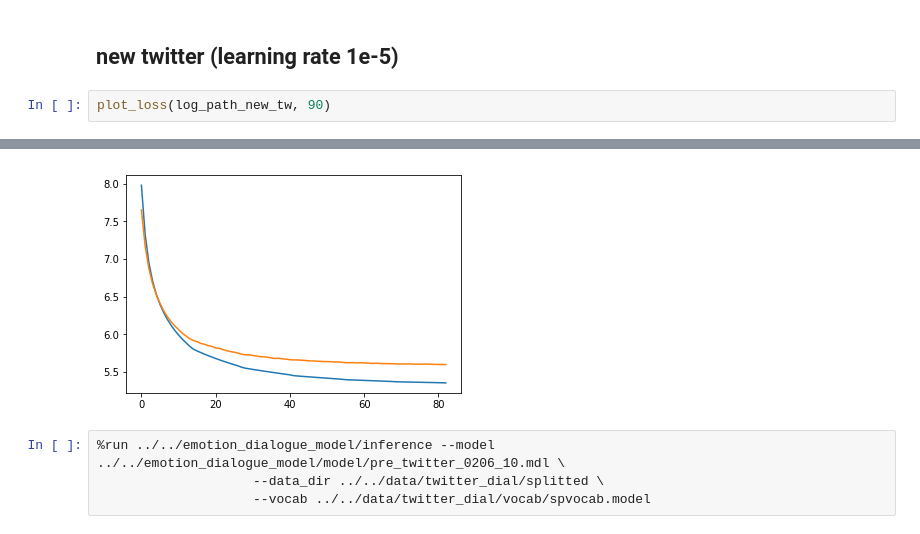
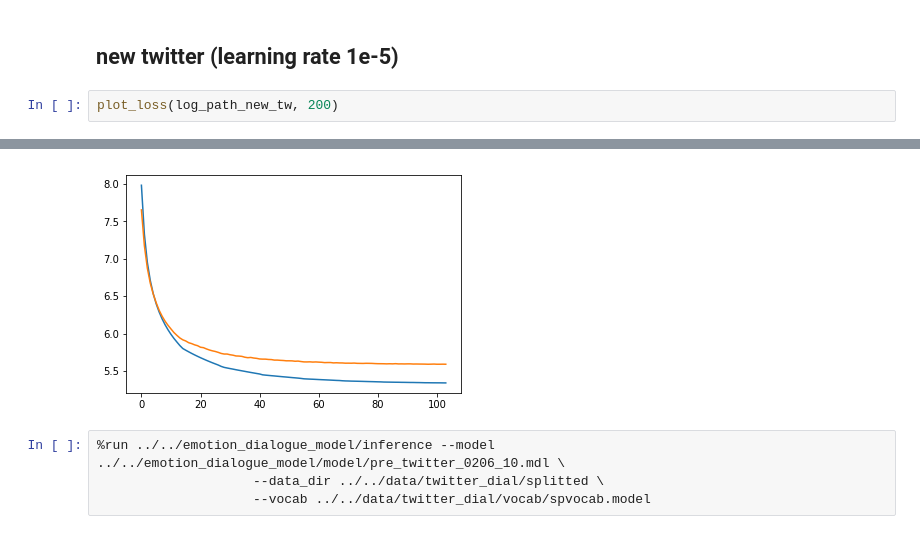
Before and after one commit to AsaiSara/Data_analysis, a Jupyter notebook: log_analyze/log_analyze0205.ipynb, the cells around one changed output, grey strips where cells are left out. Cells and saved outputs as stored; diff of their text form.

```diff
--- a/log_analyze/log_analyze0205.ipynb
+++ b/log_analyze/log_analyze0205.ipynb
@@ -149,7 +143,7 @@ EOFError:
 # %% [markdown]
 ## new twitter (learning rate 1e-5)
 # %%
-plot_loss(log_path_new_tw, 90)
+plot_loss(log_path_new_tw, 200)
 # %% [output]
 Data directory: ../data/twitter_dial/splitted
 
@@ -171,4 +165,4 @@ Minimize validation loss(5.5964) : 83 Epoch
-[figure, old version]
+[figure, new version]
 # %%
 %run ../../emotion_dialogue_model/inference --model ../../emotion_dialogue_model/model/pre_twitter_0206_10.mdl \
                     --data_dir ../../data/twitter_dial/splitted \
```
Also changed, not shown: parts of 18 cells of this notebook.
